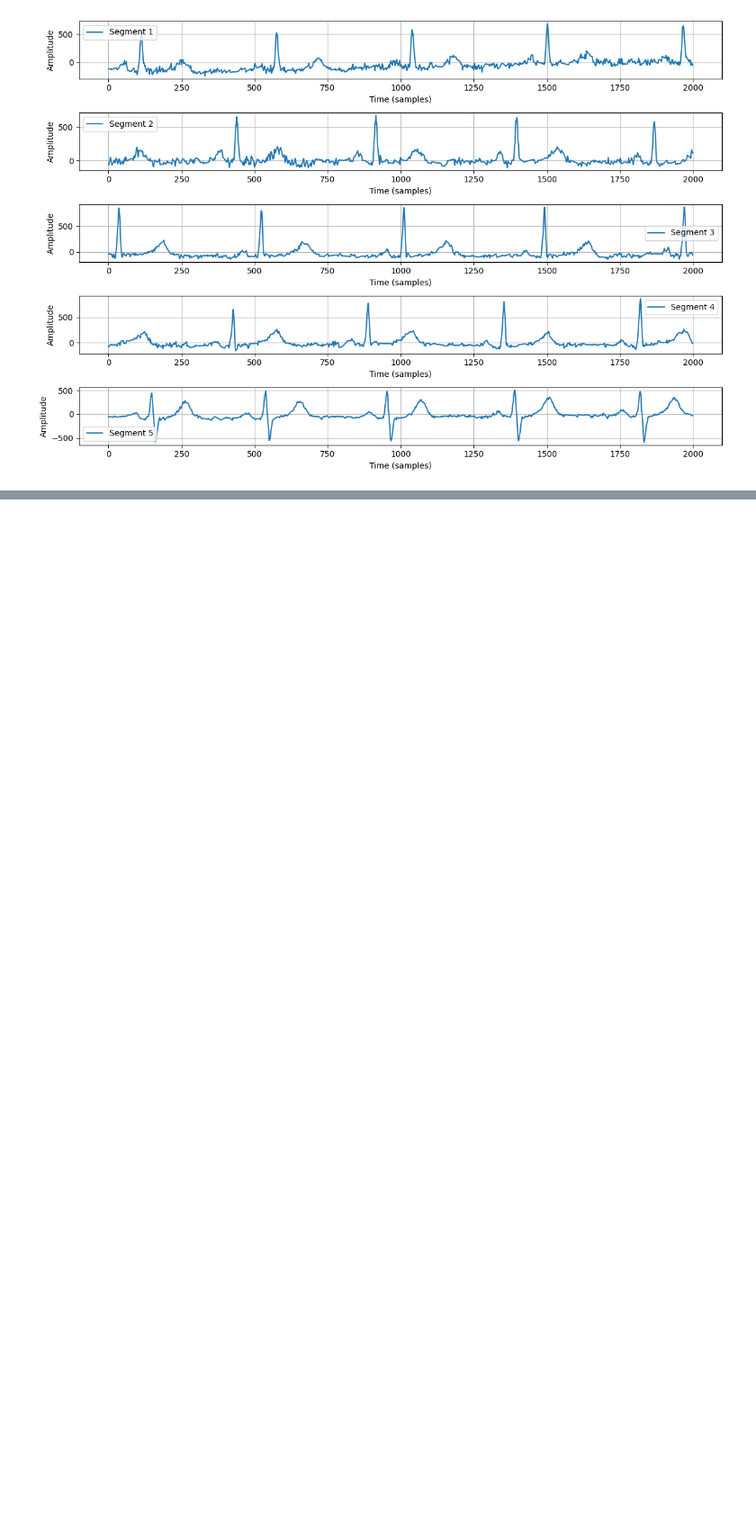
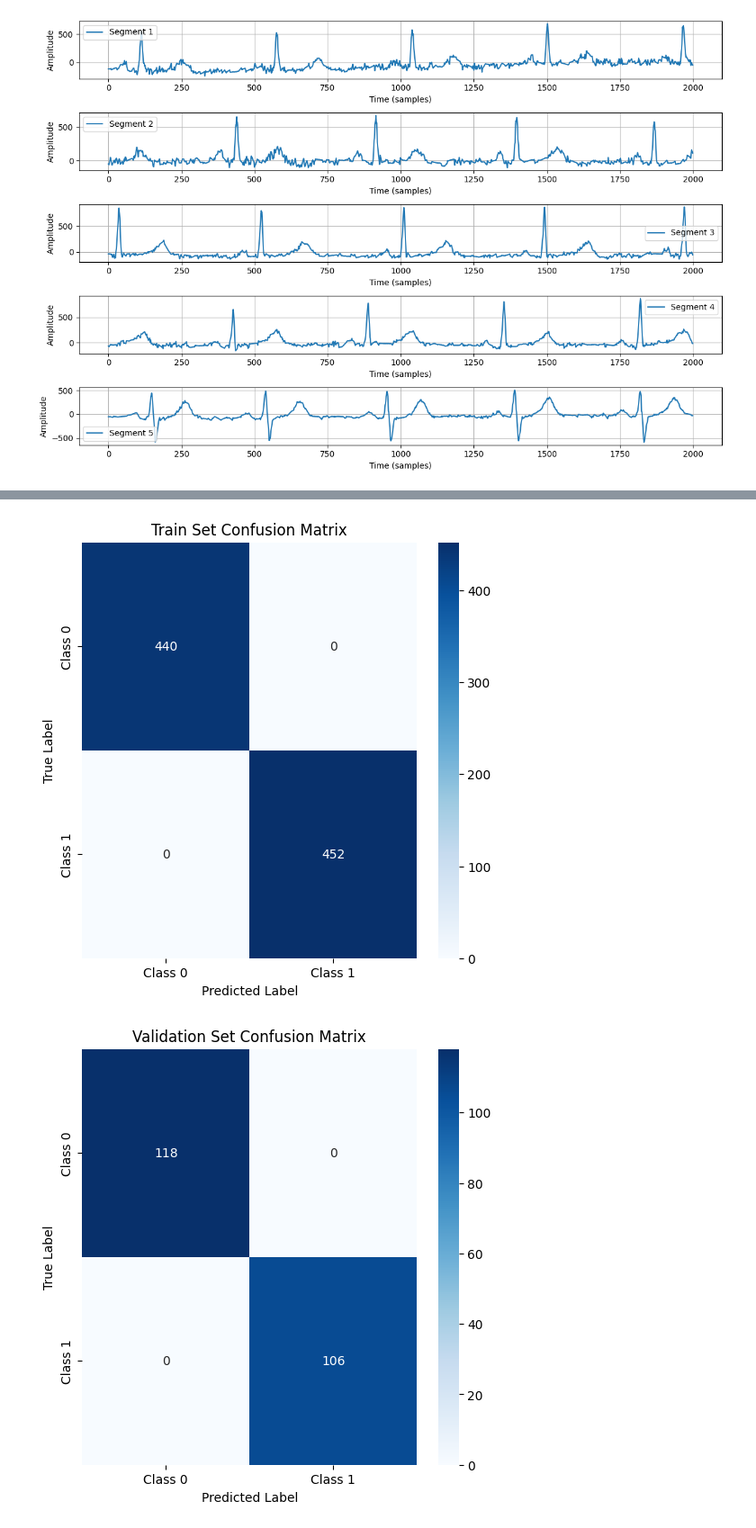
Before and after one commit to ntvinh2005/CSSALT-waveform-classify-model, a Jupyter notebook: exp2.ipynb, the cells around one changed output, grey strips where cells are left out. Shown at 90% size. Saved outputs shown, nothing was run; the diff lists cells and outputs as text; code cells hidden in the pictures; blank space fills up the shorter version.

```diff
--- a/exp2.ipynb
+++ b/exp2.ipynb
@@ -198,0 +410,26 @@ plt.show()
+# %%
+import seaborn as sns
+
+train_cm, train_report, train_probs, train_labels, train_preds = evaluate_model(model, train_loader, device)
+val_cm, val_report, val_probs, val_labels, val_preds = evaluate_model(model, val_loader, device)
+
+#display confusion matrix using seaborn heatmap
+def plot_confusion_matrix(cm, title="Confusion Matrix"):
+    plt.figure(figsize=(6, 6))
+    sns.heatmap(cm, annot=True, fmt="d", cmap="Blues", xticklabels=['Class 0', 'Class 1'], yticklabels=['Class 0', 'Class 1'])
+    plt.title(title)
+    plt.xlabel('Predicted Label')
+    plt.ylabel('True Label')
+    plt.show()
+
+plot_confusion_matrix(train_cm, title="Train Set Confusion Matrix")
+plot_confusion_matrix(val_cm, title="Validation Set Confusion Matrix")
+
+print("Train Classification Report:")
+print(train_report)
+
+print("\nValidation Classification Report:")
+print(val_report)
+# %% [output]
+[figure, added]
+[figure, added]
```
Also changed, not shown: parts of 16 cells of this notebook.
